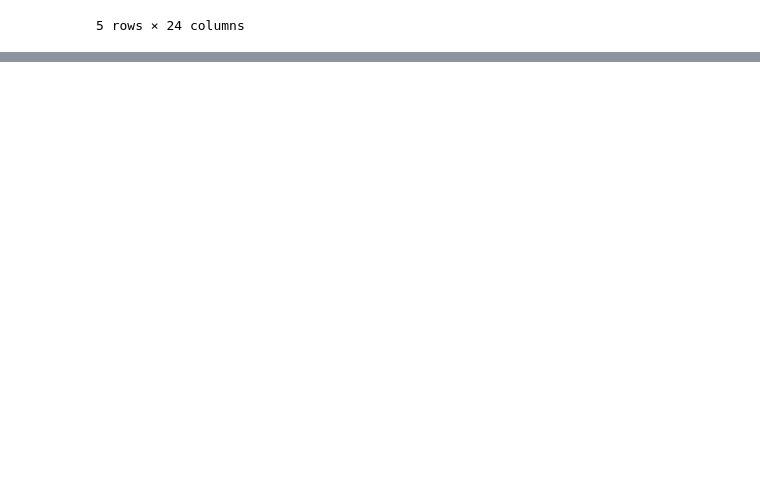
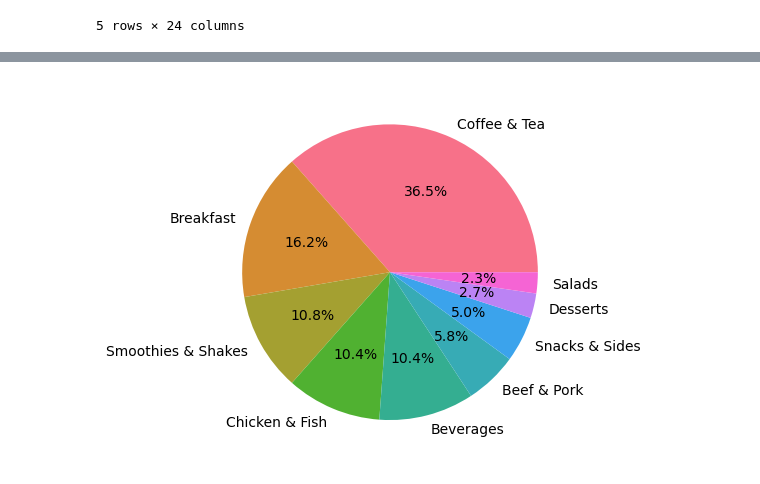
Before and after one commit to Sugandha-H-B/OIBSIP, a Jupyter notebook: Level1_Project1.ipynb, the cells around one changed output, grey strips where cells are left out. Cells and saved outputs as stored; diff of their text form; code cells hidden in the pictures; blank space fills up the shorter version.

```diff
--- a/Level1_Project1.ipynb
+++ b/Level1_Project1.ipynb
@@ -285,0 +340,3 @@ df1.head()
+# %%
+category_counts=df1['Category'].value_counts()
+category_counts
@@ -285,0 +381,8 @@ df1.head()
+# %%
+plt.Figure(figsize=(10,8))
+colors=sns.color_palette('husl',len(category_counts))
+
+plt.pie(category_counts,labels=category_counts.index,colors=colors,autopct='%1.1f%%')
+plt.show()
+# %% [output]
+[figure, added]
```
Also changed, not shown: parts of 9 cells of this notebook.
